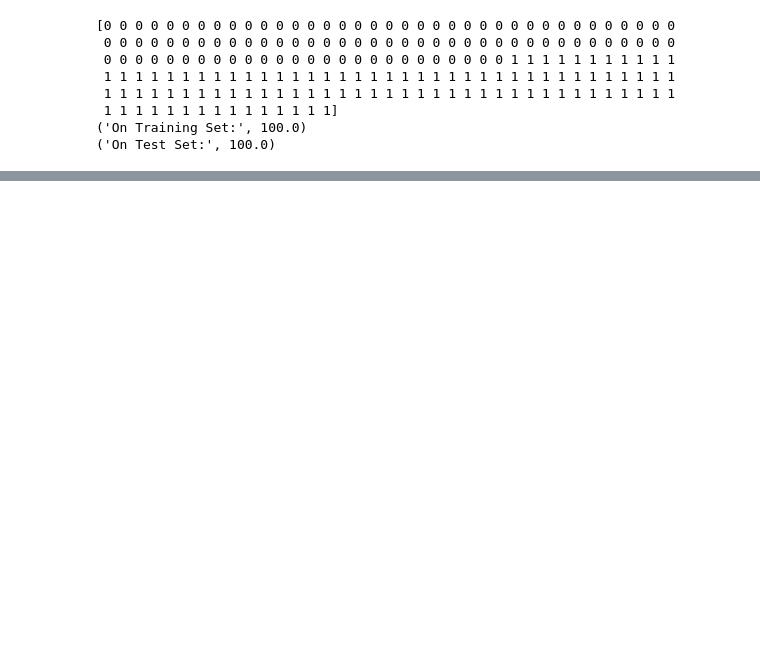
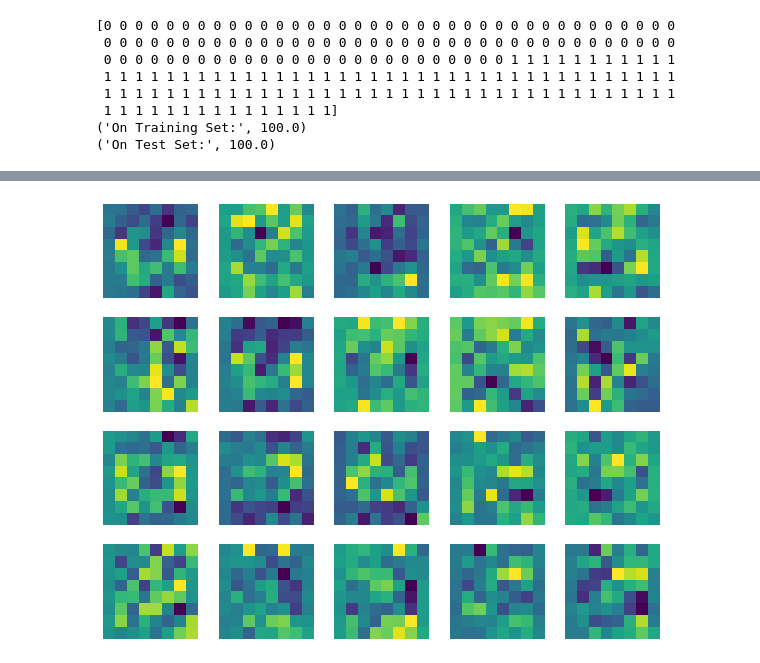
Before and after one commit to bblais/AI-and-Robotics-Fall-2021-Class-Notebooks, a Jupyter notebook: Sprint #4 - Images, Classification, and Neural Networks/2021-11-22 Neural Network Introduction.ipynb, the cells around one changed output, grey strips where cells are left out. Cells and saved outputs as stored; diff of their text form; code cells hidden in the pictures; blank space fills up the shorter version.

```diff
--- a/Sprint #4 - Images, Classification, and Neural Networks/2021-11-22 Neural Network Introduction.ipynb
+++ b/Sprint #4 - Images, Classification, and Neural Networks/2021-11-22 Neural Network Introduction.ipynb
@@ -70,0 +272,8 @@ print(("On Test Set:",C.percent_correct(data_test.vectors,data_test.targets)))
+# %%
+for i in range(20):
+    weights_image=weights_ih1[:,i].reshape(8,8)
+    subplot(4,5,i+1)
+    imshow(weights_image)
+    axis('off')
+# %% [output]
+[figure, added]
```
Also changed, not shown: parts of 26 cells of this notebook, 1 other file.
